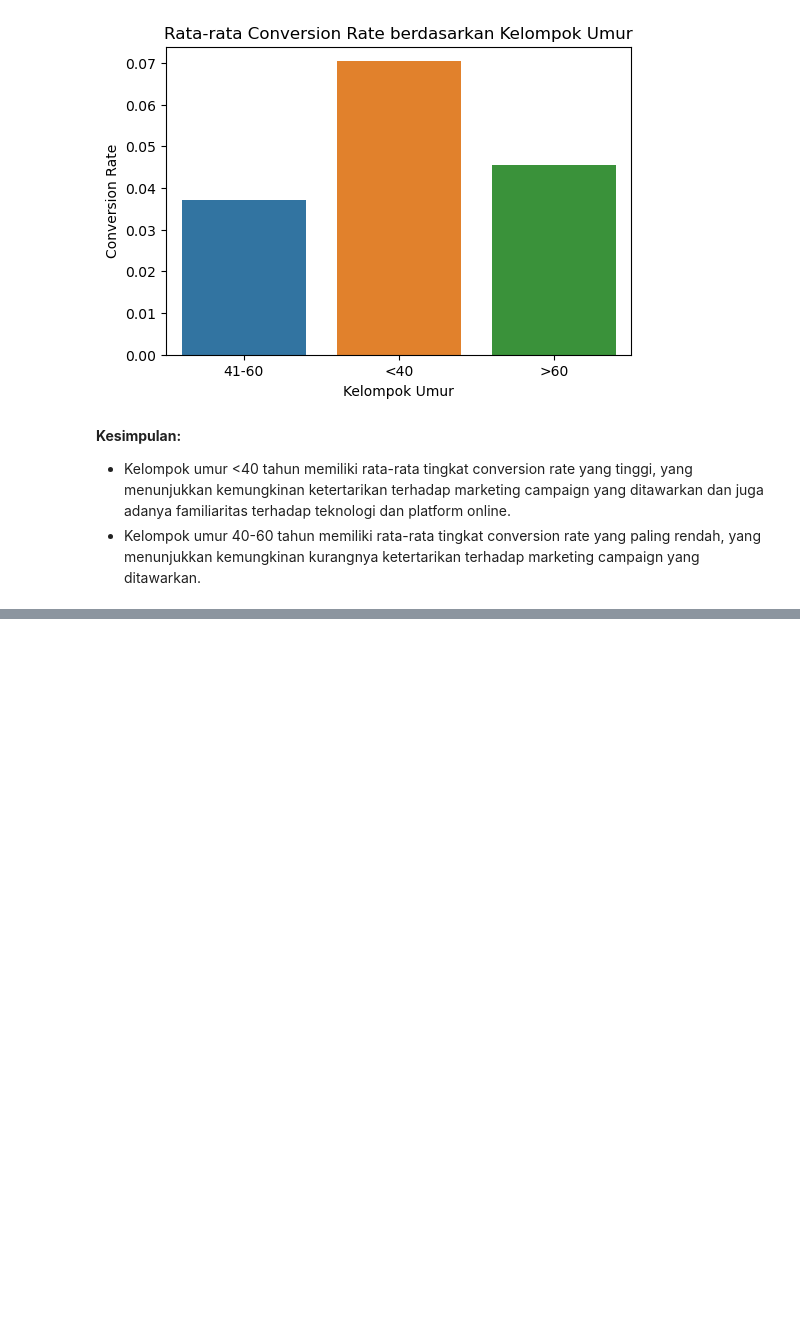
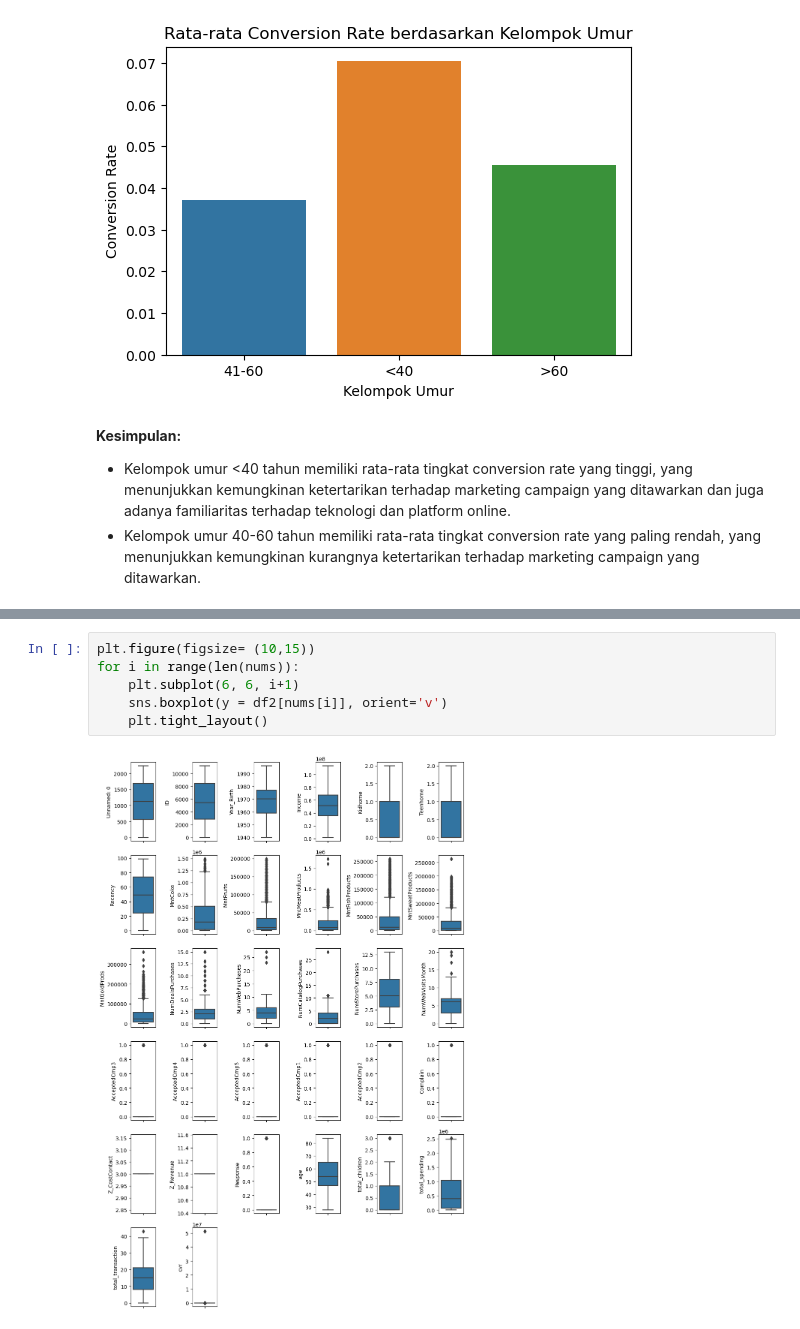
Before and after one commit to regitafif/MP3_CustomerPersonality, a Jupyter notebook: predict_customer_personality.ipynb, the cells around one changed output, grey strips where cells are left out. Saved outputs shown, nothing was run; the diff lists cells and outputs as text; blank space fills up the shorter version.

```diff
--- a/predict_customer_personality.ipynb
+++ b/predict_customer_personality.ipynb
@@ -106,0 +229,8 @@ plt.show()
+# %%
+plt.figure(figsize= (10,15))
+for i in range(len(nums)):
+    plt.subplot(6, 6, i+1)
+    sns.boxplot(y = df2[nums[i]], orient='v')
+    plt.tight_layout()
+# %% [output]
+[figure, added]
```
Also changed, not shown: parts of 31 cells of this notebook.
